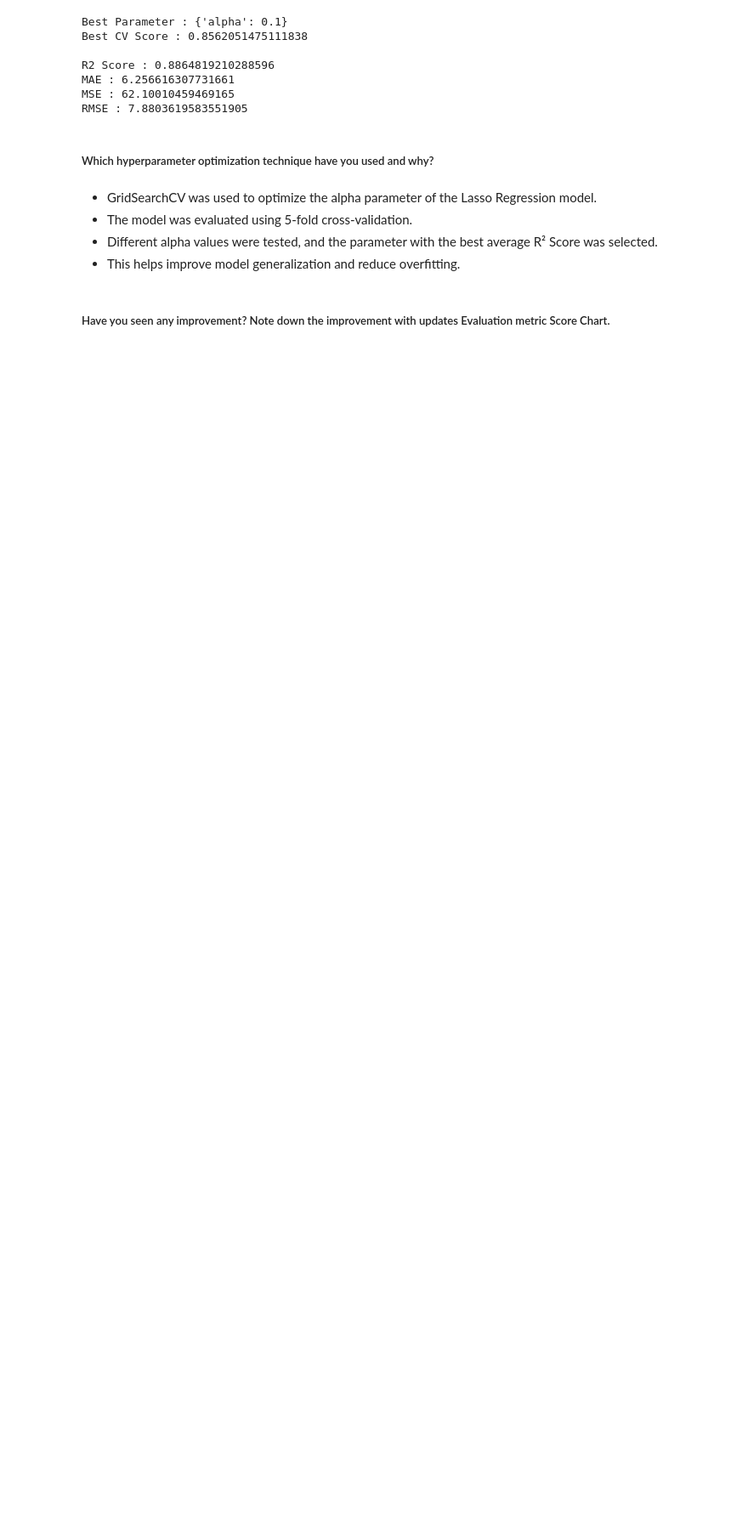
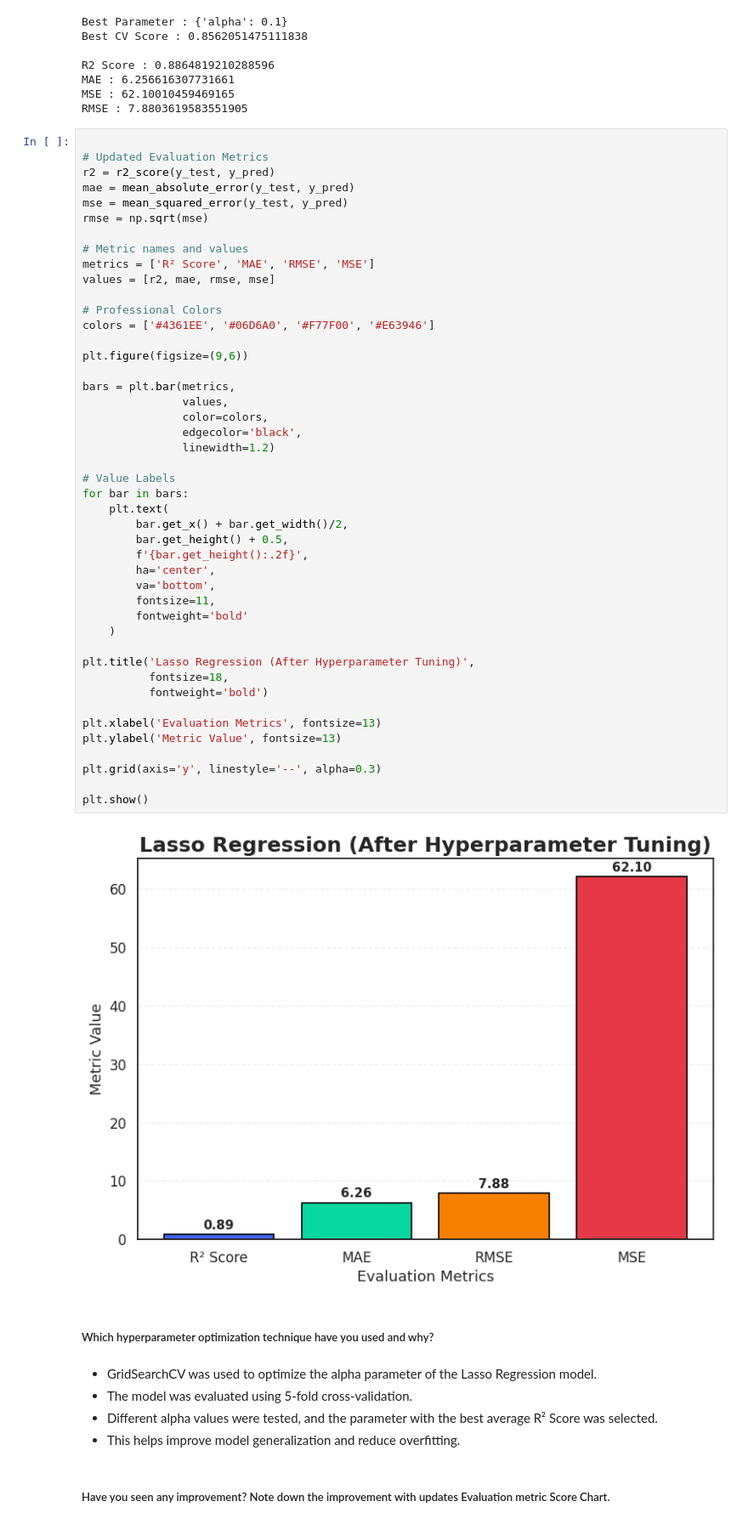
Before and after one commit to Sneha8126/Sneha-copy-of-Sample-ML-Submission-Template, a Jupyter notebook: Sneha_copy_of_Sample_ML_Submission_Template.ipynb, the cells around one changed output. Shown at 85% size. Cells and saved outputs as stored; diff of their text form; blank space fills up the shorter version.

Commit message:
hyperparameter optimization technique

```diff
--- a/Sneha_copy_of_Sample_ML_Submission_Template.ipynb
+++ b/Sneha_copy_of_Sample_ML_Submission_Template.ipynb
@@ -1723,6 +1723,53 @@ R2 Score : 0.8864819210288596
 MAE : 6.256616307731661
 MSE : 62.10010459469165
 RMSE : 7.8803619583551905
+# %%
+
+# Updated Evaluation Metrics
+r2 = r2_score(y_test, y_pred)
+mae = mean_absolute_error(y_test, y_pred)
+mse = mean_squared_error(y_test, y_pred)
+rmse = np.sqrt(mse)
+
+# Metric names and values
+metrics = ['R² Score', 'MAE', 'RMSE', 'MSE']
+values = [r2, mae, rmse, mse]
+
+# Professional Colors
+colors = ['#4361EE', '#06D6A0', '#F77F00', '#E63946']
+
+plt.figure(figsize=(9,6))
+
+bars = plt.bar(metrics,
+               values,
+               color=colors,
+               edgecolor='black',
+               linewidth=1.2)
+
+# Value Labels
+for bar in bars:
+    plt.text(
+        bar.get_x() + bar.get_width()/2,
+        bar.get_height() + 0.5,
+        f'{bar.get_height():.2f}',
+        ha='center',
+        va='bottom',
+        fontsize=11,
+        fontweight='bold'
+    )
+
+plt.title('Lasso Regression (After Hyperparameter Tuning)',
+          fontsize=18,
+          fontweight='bold')
+
+plt.xlabel('Evaluation Metrics', fontsize=13)
+plt.ylabel('Metric Value', fontsize=13)
+
+plt.grid(axis='y', linestyle='--', alpha=0.3)
+
+plt.show()
+# %% [output]
+[figure, added]
 # %% [markdown]
 ##### Which hyperparameter optimization technique have you used and why?
 # %% [markdown]
```
Also changed, not shown: parts of 2 cells of this notebook.
